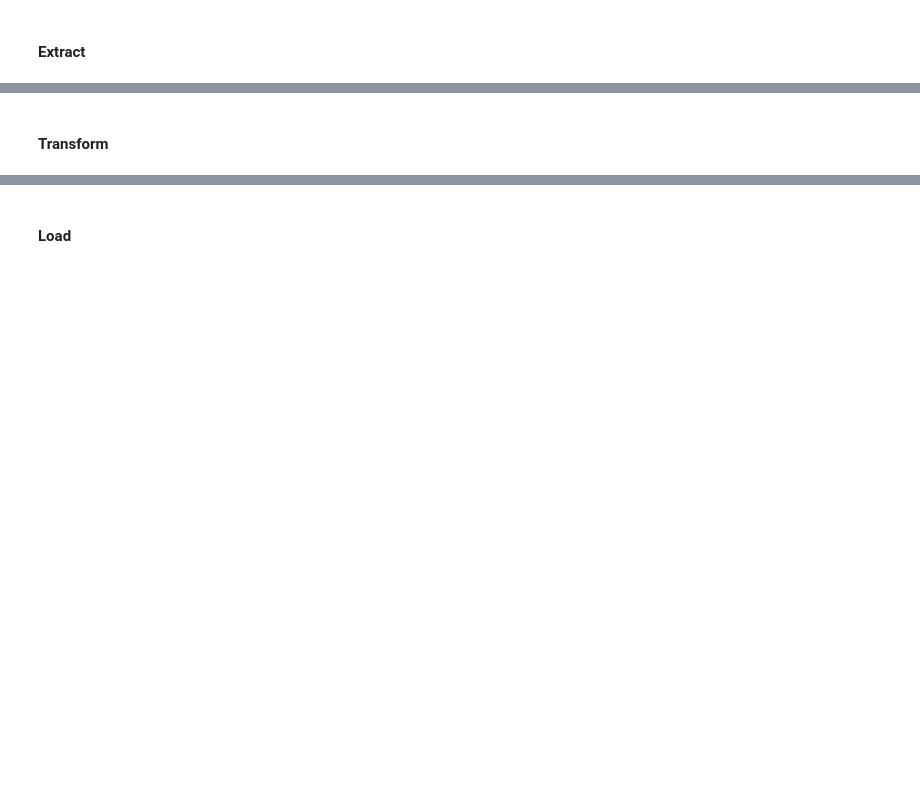
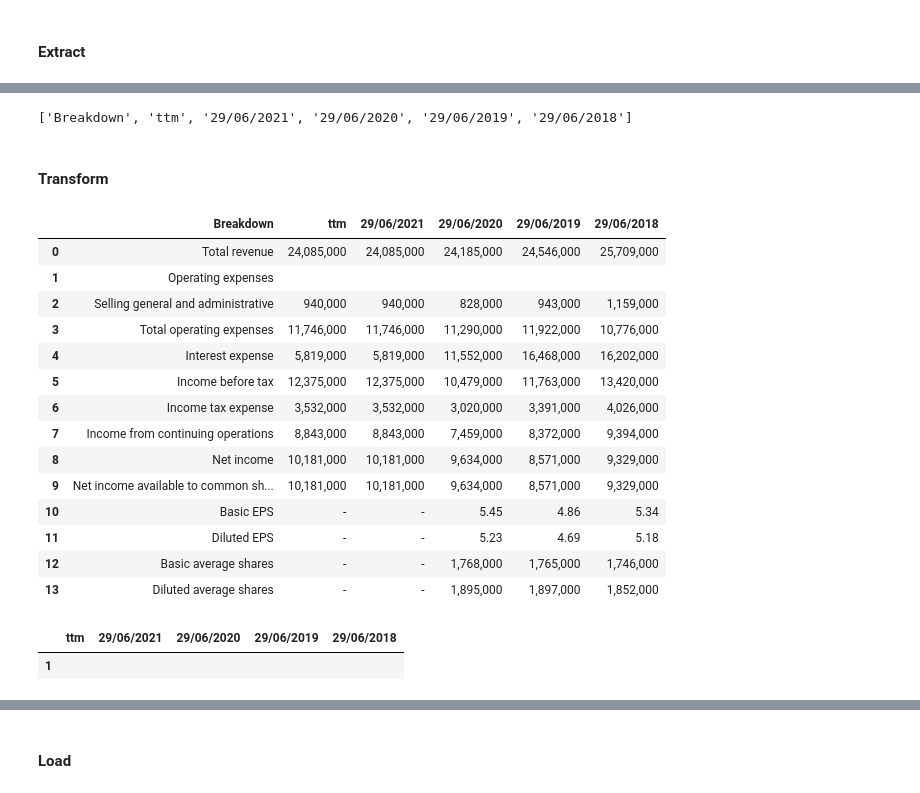
Before and after one commit to James-Akerman/yahoo-finance-anz-cba-etl, a Jupyter notebook: yahoo finance Stocks Income statement.ipynb, the cells around one changed output, grey strips where cells are left out. Saved outputs shown, nothing was run; the diff lists cells and outputs as text; code cells hidden in the pictures; blank space fills up the shorter version.

```diff
--- a/yahoo finance Stocks Income statement.ipynb
+++ b/yahoo finance Stocks Income statement.ipynb
@@ -58,0 +49,4 @@ income_table
+# %%
+table_headers_list
+# %% [output]
+['Breakdown', 'ttm', '29/06/2021', '29/06/2020', '29/06/2019', '29/06/2018']
@@ -59,2 +67,34 @@ income_table
 # %% [markdown]
 #### Transform
+# %%
+# Convert the result into a DataFrame
+income_statement = pd.DataFrame(table_rows, columns=table_headers_list)
+income_statement
+# %% [output]
+|  | Breakdown | ttm | 29/06/2021 | 29/06/2020 | 29/06/2019 | 29/06/2018 |
+| 0 | Total revenue | 24,085,000 | 24,085,000 | 24,185,000 | 24,546,000 | 25,709,000 |
+| 1 | Operating expenses |  |  |  |  |  |
+| 2 | Selling general and administrative | 940,000 | 940,000 | 828,000 | 943,000 | 1,159,000 |
+| 3 | Total operating expenses | 11,746,000 | 11,746,000 | 11,290,000 | 11,922,000 | 10,776,000 |
+| 4 | Interest expense | 5,819,000 | 5,819,000 | 11,552,000 | 16,468,000 | 16,202,000 |
+| 5 | Income before tax | 12,375,000 | 12,375,000 | 10,479,000 | 11,763,000 | 13,420,000 |
+| 6 | Income tax expense | 3,532,000 | 3,532,000 | 3,020,000 | 3,391,000 | 4,026,000 |
+| 7 | Income from continuing operations | 8,843,000 | 8,843,000 | 7,459,000 | 8,372,000 | 9,394,000 |
+| 8 | Net income | 10,181,000 | 10,181,000 | 9,634,000 | 8,571,000 | 9,329,000 |
+| 9 | Net income available to common sh... | 10,181,000 | 10,181,000 | 9,634,000 | 8,571,000 | 9,329,000 |
+| 10 | Basic EPS | - | - | 5.45 | 4.86 | 5.34 |
+| 11 | Diluted EPS | - | - | 5.23 | 4.69 | 5.18 |
+| 12 | Basic average shares | - | - | 1,768,000 | 1,765,000 | 1,746,000 |
+| 13 | Diluted average shares | - | - | 1,895,000 | 1,897,000 | 1,852,000 |
+# %%
+#Find empty or NaN entry in Dataframe
+
+missing_cols, missing_rows = (
+    (income_statement.isnull().sum(x) | income_statement.eq('').sum(x))
+    .loc[lambda x: x.gt(0)].index
+    for x in (0, 1)
+)
+income_statement.loc[missing_rows, missing_cols]
+# %% [output]
+|  | ttm | 29/06/2021 | 29/06/2020 | 29/06/2019 | 29/06/2018 |
+| 1 |  |  |  |  |  |
```
Also changed, not shown: parts of 35 cells of this notebook.
